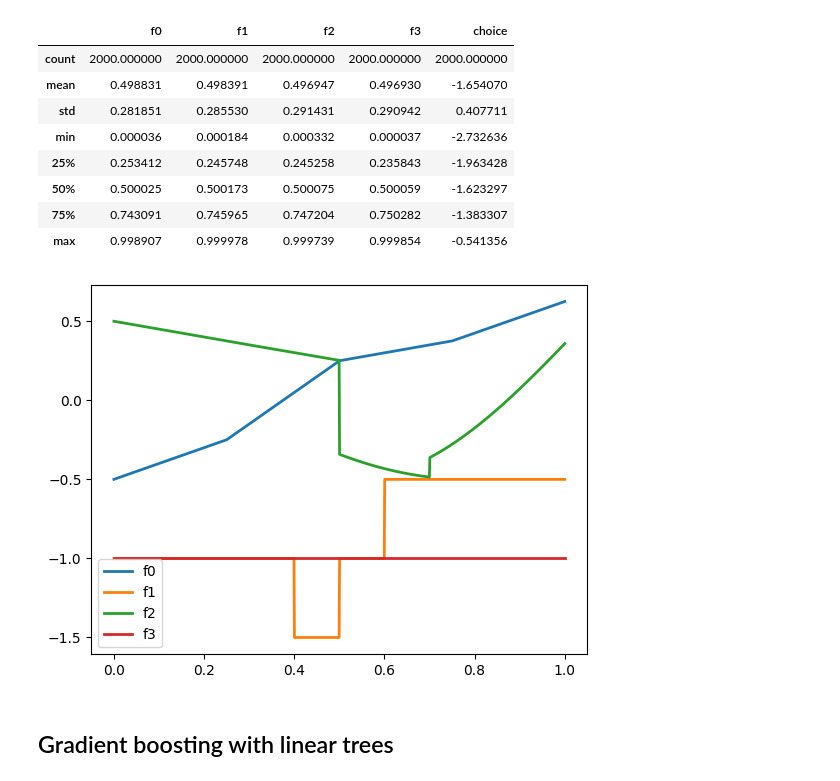
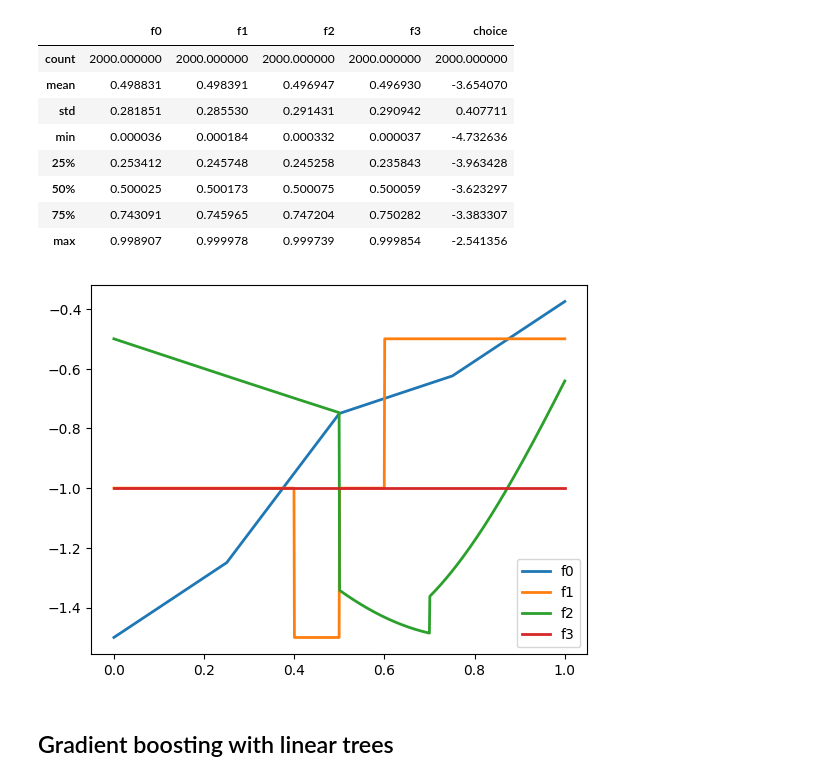
Before and after one commit to NicoSlvd/pwl-experiment, a Jupyter notebook: src/new_new_simple_reproducible_example.ipynb, the cells around one changed output. Saved outputs shown, nothing was run; the diff lists cells and outputs as text; code cells hidden in the pictures.

```diff
--- a/src/new_new_simple_reproducible_example.ipynb
+++ b/src/new_new_simple_reproducible_example.ipynb
@@ -143,7 +143,7 @@ betas = np.array(
         [0, -1, 0, 0],
     ]
 )
-intercept = [-0.5, -1.5, 0.5, -1, 0, -2, 1, -2, 1, -1, -0.5, 0.5, -2, 0, 0, 0.5]
+intercept = [-1.5, -1.5, -0.5, -1, 0, -2, 1, -2, 1, -1, -0.5, 0.5, -2, 0, 0, 0.5]
 
 ind = [i for i in range(4 * n_utility) if i % 4 < f_per_utility]
 sp = [sp[i] for i in ind]
@@ -196,40 +196,40 @@ for i in range(x_arr.shape[1]):
             x_arr[:,i].reshape(-1,1), sp[i].reshape(1, -1), betas[i].reshape(1, -1), feature_names, [intercept[i]]
         )
 
 dataset["choice"] = dataset_transf.apply(add_choice, axis=1, u_idx=u_idx, regression=regression)
 dataset_test = create_dataset(x_arr_test, feature_names)
 dataset_test_transf = pd.DataFrame()
 for i in range(len(sp)):
     if i % 4 == 0:
         dataset_test_transf.loc[:, feature_names[i]] = apply_linear_feature(
             x_arr_test[:,i].reshape(-1,1), sp[i].reshape(1, -1), betas[i].reshape(1, -1), feature_names, [intercept[i]]
         )
     elif i % 4 == 1:
         dataset_test_transf.loc[:, feature_names[i]] = apply_constant_feature(
             x_arr_test[:,i].reshape(-1,1), sp[i].reshape(1, -1), betas[i].reshape(1, -1), feature_names, [intercept[i]]
         )
     elif i % 4 == 2:
         dataset_test_transf.loc[:, feature_names[i]] = apply_sinusoidal_feature(
             x_arr_test[:,i].reshape(-1,1), sp[i].reshape(1, -1), betas[i].reshape(1, -1), feature_names, [intercept[i]]
         )
     else:
         dataset_test_transf.loc[:, feature_names[i]] = apply_linear_feature(
             x_arr_test[:,i].reshape(-1,1), sp[i].reshape(1, -1), betas[i].reshape(1, -1), feature_names, [intercept[i]]
         )
 dataset_test["choice"] = dataset_test_transf.apply(add_choice, axis=1, u_idx=u_idx, regression=regression)
 
 dataset.describe()
 # %% [output]
 |  | f0 | f1 | f2 | f3 | choice |
 | count | 2000.000000 | 2000.000000 | 2000.000000 | 2000.000000 | 2000.000000 |
-| mean | 0.498831 | 0.498391 | 0.496947 | 0.496930 | -1.654070 |
+| mean | 0.498831 | 0.498391 | 0.496947 | 0.496930 | -3.654070 |
 | std | 0.281851 | 0.285530 | 0.291431 | 0.290942 | 0.407711 |
-| min | 0.000036 | 0.000184 | 0.000332 | 0.000037 | -2.732636 |
-| 25% | 0.253412 | 0.245748 | 0.245258 | 0.235843 | -1.963428 |
-| 50% | 0.500025 | 0.500173 | 0.500075 | 0.500059 | -1.623297 |
-| 75% | 0.743091 | 0.745965 | 0.747204 | 0.750282 | -1.383307 |
-| max | 0.998907 | 0.999978 | 0.999739 | 0.999854 | -0.541356 |
+| min | 0.000036 | 0.000184 | 0.000332 | 0.000037 | -4.732636 |
+| 25% | 0.253412 | 0.245748 | 0.245258 | 0.235843 | -3.963428 |
+| 50% | 0.500025 | 0.500173 | 0.500075 | 0.500059 | -3.623297 |
+| 75% | 0.743091 | 0.745965 | 0.747204 | 0.750282 | -3.383307 |
+| max | 0.998907 | 0.999978 | 0.999739 | 0.999854 | -2.541356 |
-[figure, old version]
+[figure, new version]
 # %% [markdown]
 ## Gradient boosting with linear trees
 # %%
```
Also changed, not shown: parts of 10 cells of this notebook, 18 other files.
